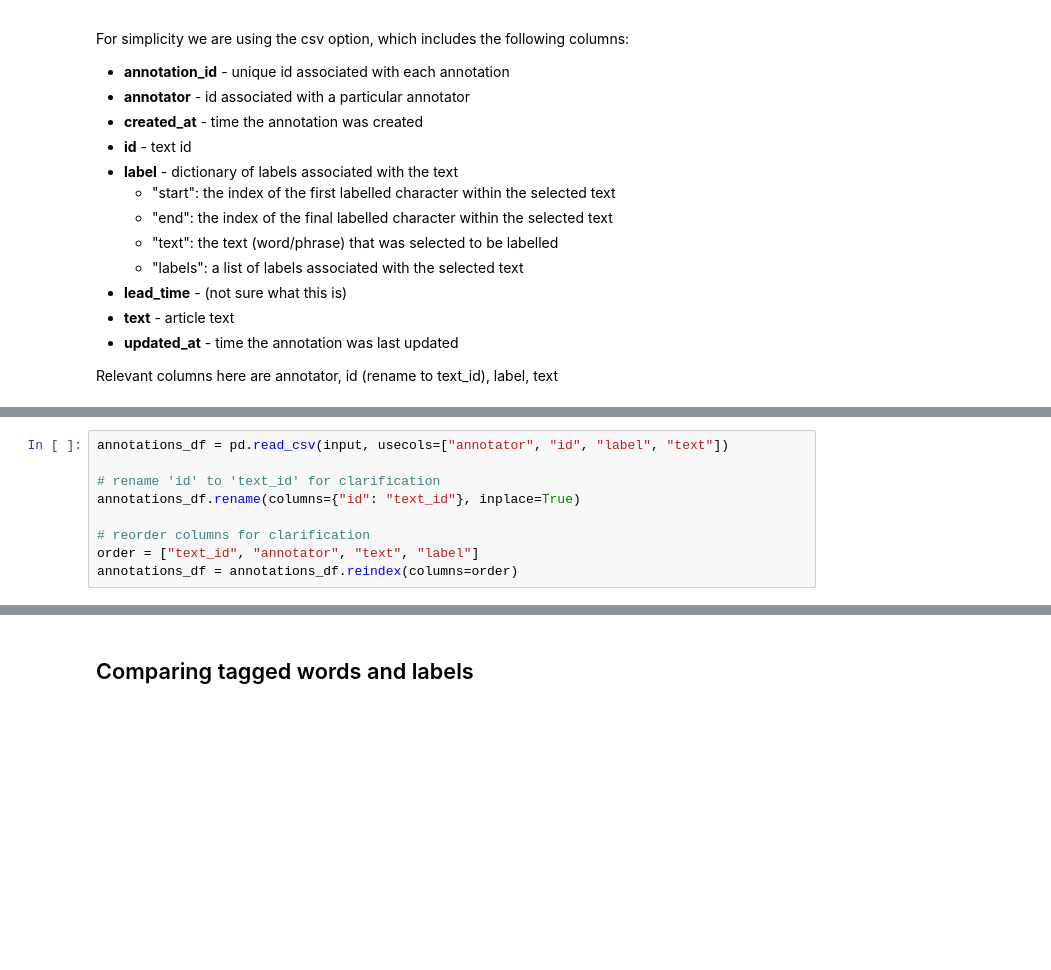
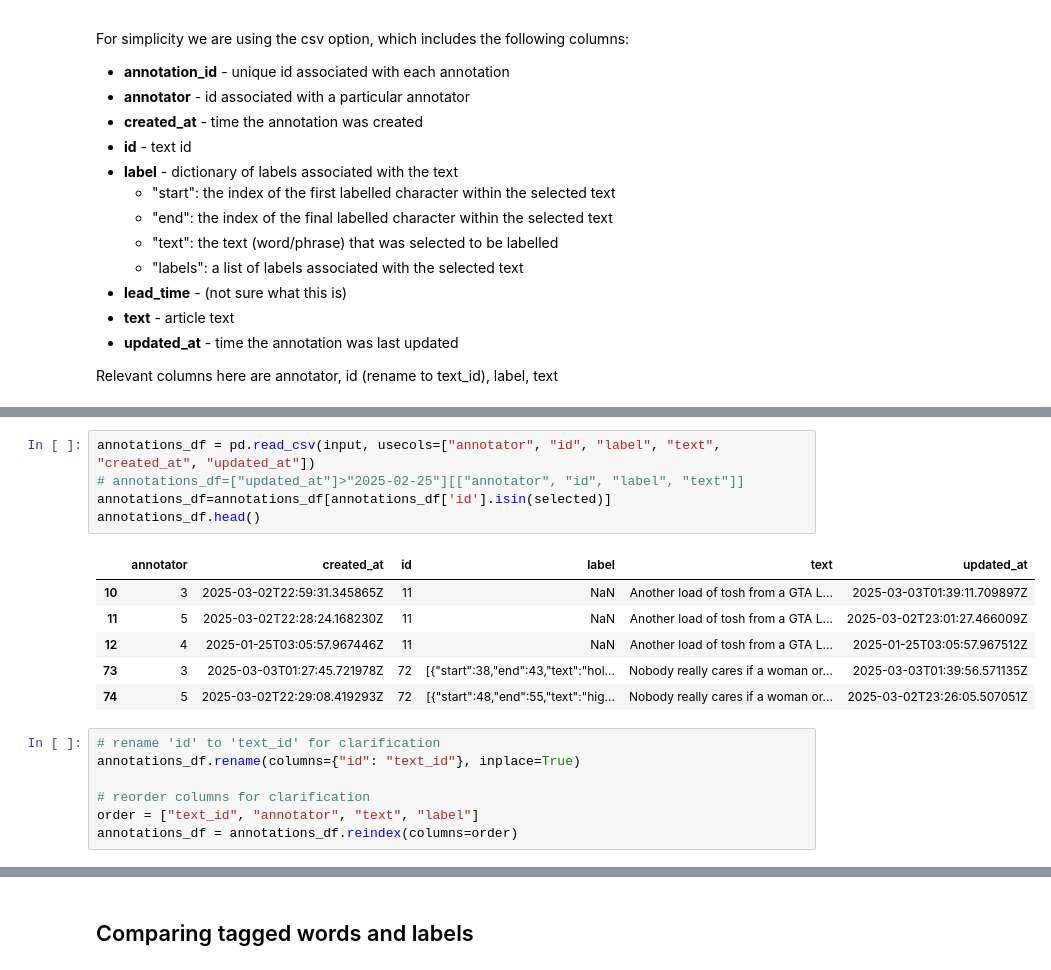
Before and after one commit to sfu-discourse-lab/metaphor_annotations, a Jupyter notebook: compare_annotations.ipynb, the cells around one changed output, grey strips where cells are left out. Cells and saved outputs as stored; diff of their text form; blank space fills up the shorter version.

```diff
--- a/compare_annotations.ipynb
+++ b/compare_annotations.ipynb
@@ -40,6 +69,16 @@ input = '/content/drive/My Drive/discourse_lab/annotations_20.csv'
+# %%
+annotations_df = pd.read_csv(input, usecols=["annotator", "id", "label", "text", "created_at", "updated_at"])
+# annotations_df=["updated_at"]>"2025-02-25"][["annotator", "id", "label", "text"]]
+annotations_df=annotations_df[annotations_df['id'].isin(selected)]
+annotations_df.head()
+# %% [output]
+|  | annotator | created_at | id | label | text | updated_at |
+| 10 | 3 | 2025-03-02T22:59:31.345865Z | 11 | NaN | Another load of tosh from a GTA L... | 2025-03-03T01:39:11.709897Z |
+| 11 | 5 | 2025-03-02T22:28:24.168230Z | 11 | NaN | Another load of tosh from a GTA L... | 2025-03-02T23:01:27.466009Z |
+| 12 | 4 | 2025-01-25T03:05:57.967446Z | 11 | NaN | Another load of tosh from a GTA L... | 2025-01-25T03:05:57.967512Z |
+| 73 | 3 | 2025-03-03T01:27:45.721978Z | 72 | [{"start":38,"end":43,"text":"hol... | Nobody really cares if a woman or... | 2025-03-03T01:39:56.571135Z |
+| 74 | 5 | 2025-03-02T22:29:08.419293Z | 72 | [{"start":48,"end":55,"text":"hig... | Nobody really cares if a woman or... | 2025-03-02T23:26:05.507051Z |
 # %%
-annotations_df = pd.read_csv(input, usecols=["annotator", "id", "label", "text"])
-
 # rename 'id' to 'text_id' for clarification
 annotations_df.rename(columns={"id": "text_id"}, inplace=True)
 
```
Also changed, not shown: parts of 39 cells of this notebook, 1 other file.
